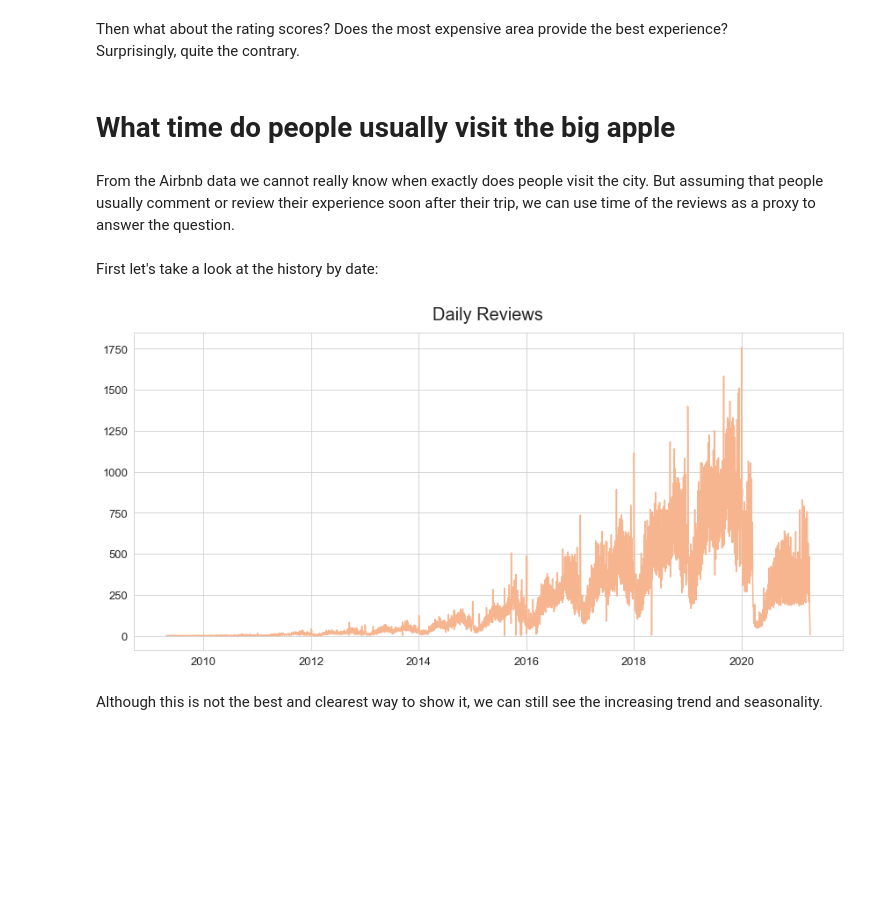
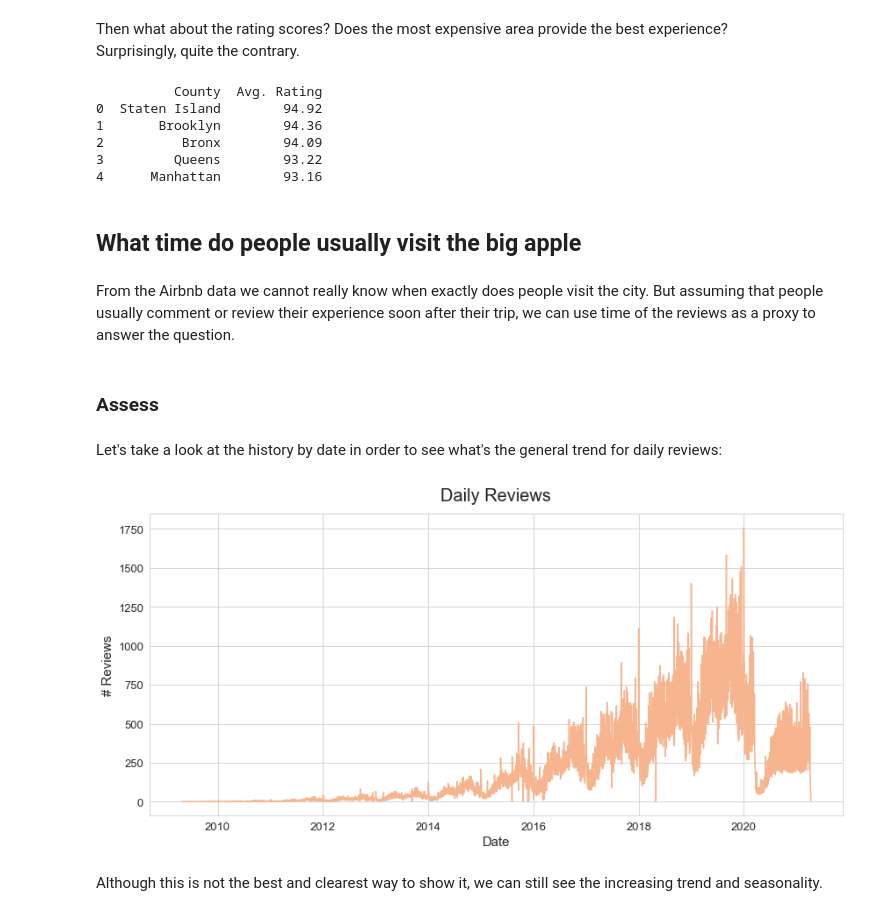
Before and after one commit to unafoca/udacity_ds_project1, a Jupyter notebook: proj1_abnb_nyc.ipynb, the cells around one changed output. Saved outputs shown, nothing was run; the diff lists cells and outputs as text; code cells hidden in the pictures; blank space fills up the shorter version.

```diff
--- a/proj1_abnb_nyc.ipynb
+++ b/proj1_abnb_nyc.ipynb
@@ -107,12 +183,24 @@ Then what about the rating scores? Does the most expensive area provide the best
 # %%
 df_review = listings.groupby(['neighbourhood_group_cleansed'])[['review_scores_rating']].mean().sort_values(by = 'review_scores_rating', ascending = False).reset_index()
 df_review.columns = ['County', 'Avg. Rating']
+print(df_review)
+
+# export the df for Medium post
 df_review.dfi.export('avg_rating_loc.png')
+# %% [output]
+          County  Avg. Rating
+0  Staten Island        94.92
+1       Brooklyn        94.36
+2          Bronx        94.09
+3         Queens        93.22
+4      Manhattan        93.16
 # %% [markdown]
-# What time do people usually visit the big apple
+## What time do people usually visit the big apple
 # %% [markdown]
 From the Airbnb data we cannot really know when exactly does people visit the city. But assuming that people usually comment or review their experience soon after their trip, we can use time of the reviews as a proxy to answer the question.
+# %% [markdown]
+### Assess
 # %% [markdown]
-First let's take a look at the history by date:
+Let's take a look at the history by date in order to see what's the general trend for daily reviews:
 # %%
 df_daily = reviews_sum.groupby('date').count()
@@ -121,13 +208,15 @@ df_daily.index = pd.to_datetime(df_daily.index)
 # %%
 plt.figure(figsize = (12,6))
 plt.plot(df_daily)
 plt.xticks(fontsize = 13)
 plt.yticks(fontsize = 13)
+plt.xlabel('Date', fontsize = 15)
+plt.ylabel('# Reviews', fontsize = 15)
 plt.title('Daily Reviews', fontsize = 20, pad=15)
 plt.tight_layout()
 plt.savefig('reviews_daily.png')
 plt.show()
 # %% [output]
-[figure, old version]
+[figure, new version]
 # %% [markdown]
 Although this is not the best and clearest way to show it, we can still see the increasing trend and seasonality.
```
Also changed, not shown: parts of 65 cells of this notebook, 6 other files.
